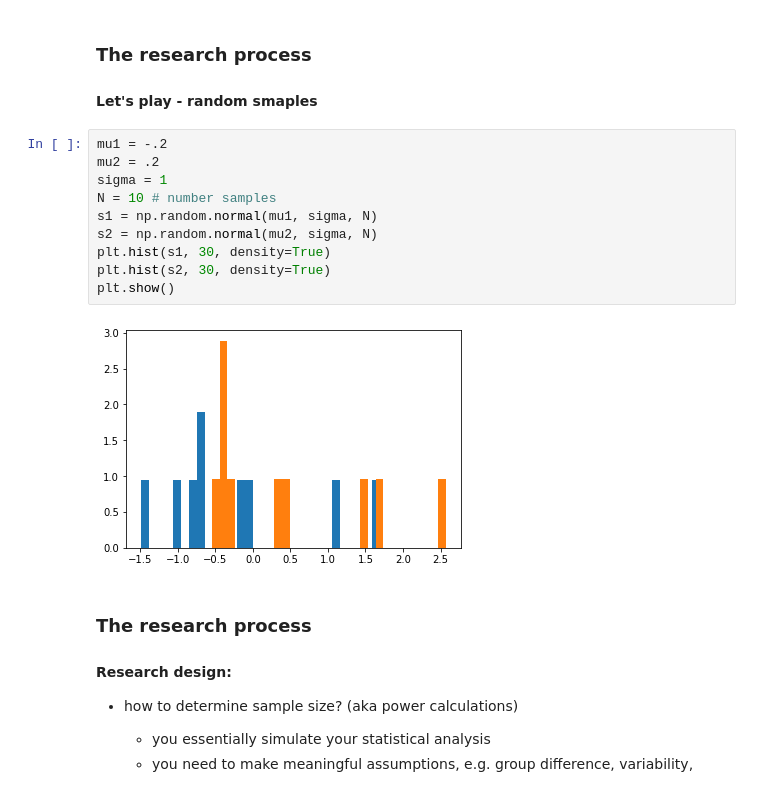
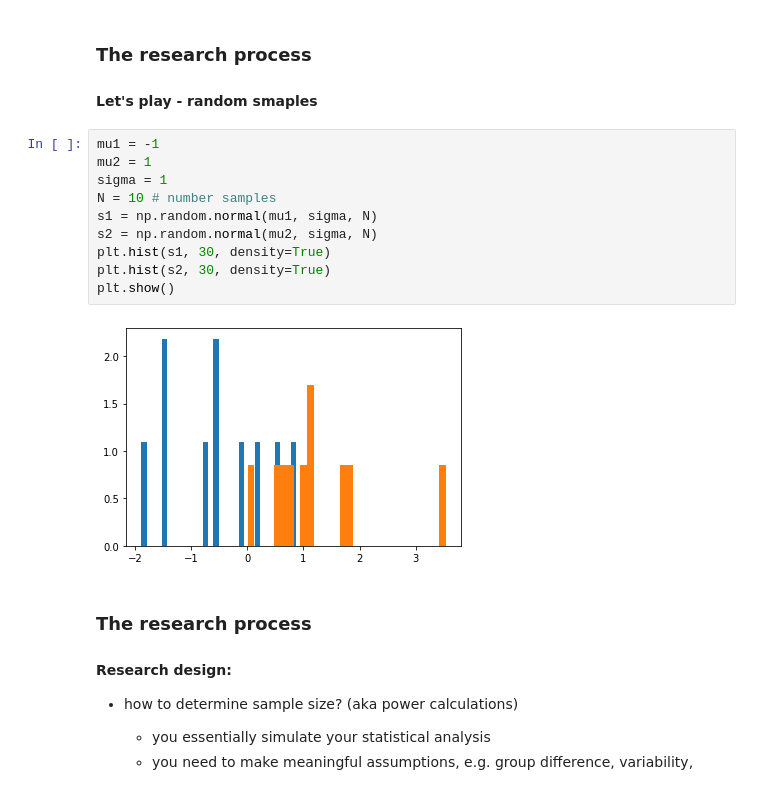
Before and after one commit to BlohmLab/NSCI801-QuantNeuro, a Jupyter notebook: NSCI801_Intro.ipynb, the cells around one changed output. Saved outputs shown, nothing was run; the diff lists cells and outputs as text.

```diff
--- a/NSCI801_Intro.ipynb
+++ b/NSCI801_Intro.ipynb
@@ -140,17 +140,17 @@ Effect size d = 4.0
 
 #### Let's play - random smaples
 # %%
-mu1 = -.2
-mu2 = .2
+mu1 = -1
+mu2 = 1
 sigma = 1
 N = 10 # number samples
 s1 = np.random.normal(mu1, sigma, N)
 s2 = np.random.normal(mu2, sigma, N)
 plt.hist(s1, 30, density=True)
 plt.hist(s2, 30, density=True)
 plt.show()
 # %% [output]
-[figure, old version]
+[figure, new version]
 # %% [markdown]
 ### The research process
 
```
Also changed, not shown: parts of 2 cells of this notebook.
